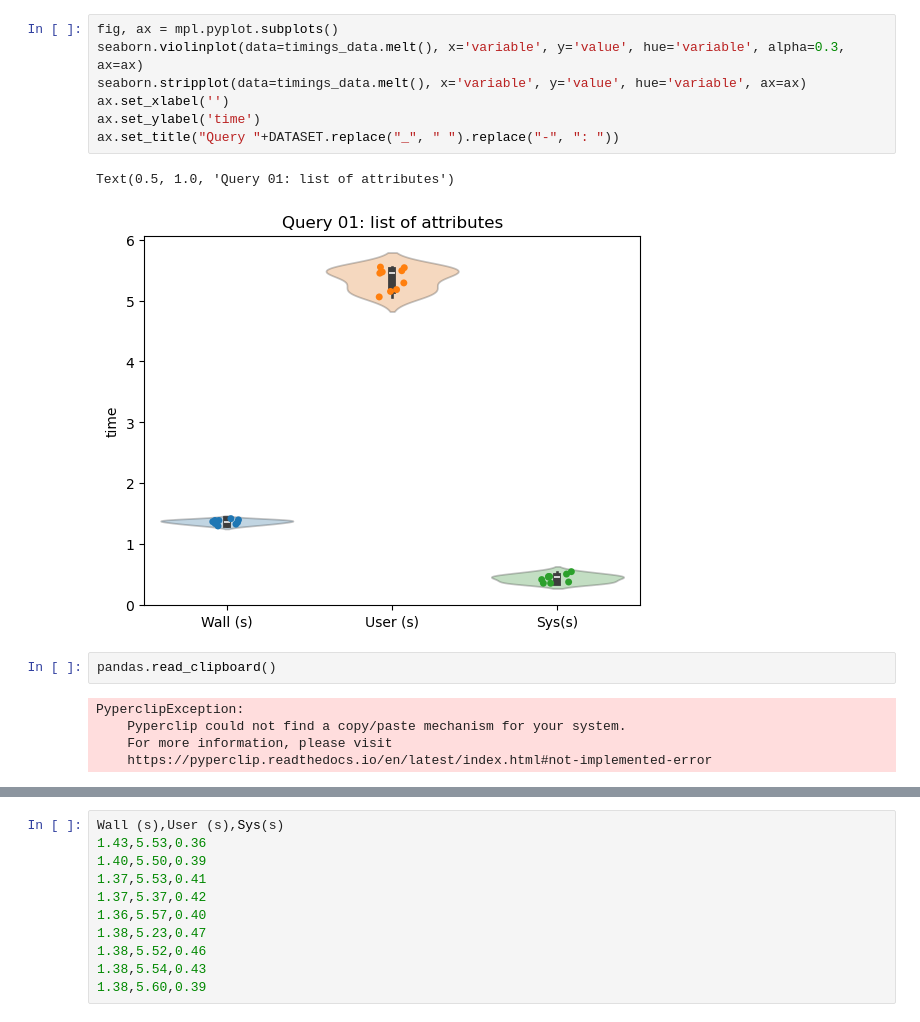
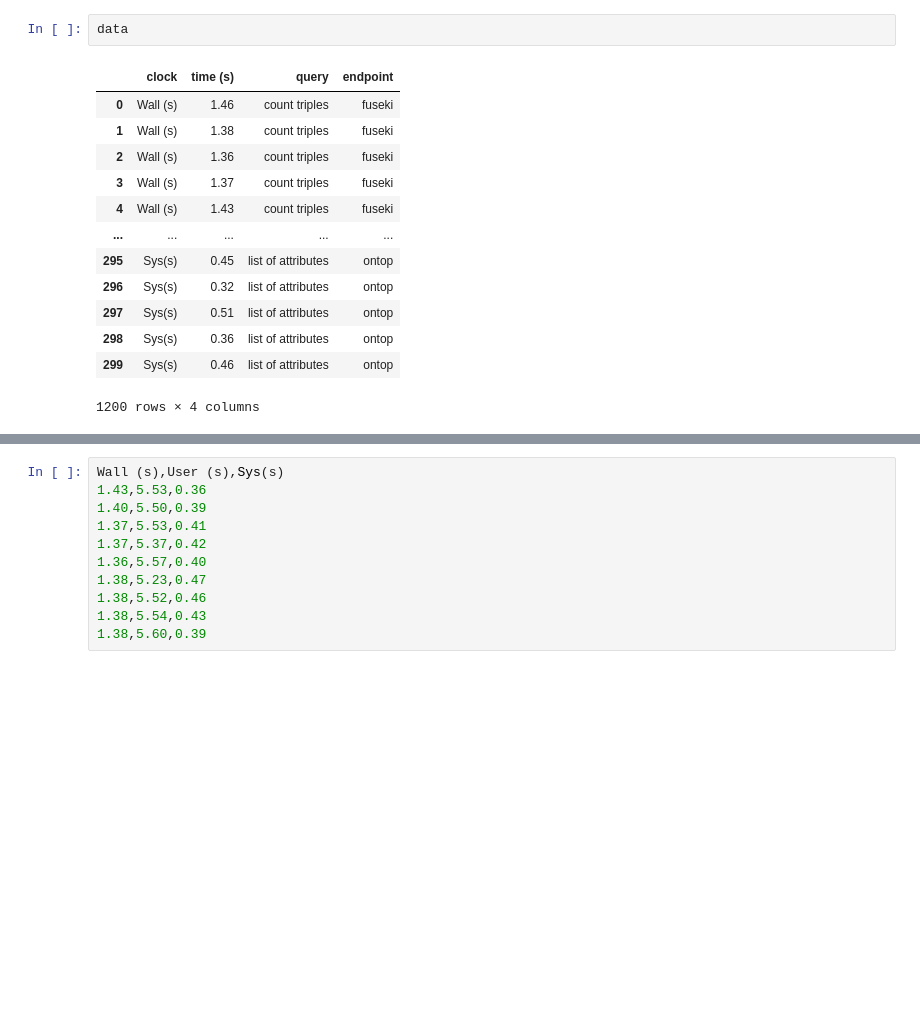
Before and after one commit to NFDI4BIOIMAGE/omero-kg-benchmark, a Jupyter notebook: queries/analyze_timings.ipynb, the cells around one changed output, grey strips where cells are left out. Saved outputs shown, nothing was run; the diff lists cells and outputs as text; blank space fills up the shorter version.

```diff
--- a/queries/analyze_timings.ipynb
+++ b/queries/analyze_timings.ipynb
@@ -31,17 +25,16 @@ timings_data.describe().loc[['mean', 'std']]
-# %%
-fig, ax = mpl.pyplot.subplots()
-seaborn.violinplot(data=timings_data.melt(), x='variable', y='value', hue='variable', alpha=0.3, ax=ax)
-seaborn.stripplot(data=timings_data.melt(), x='variable', y='value', hue='variable', ax=ax)
-ax.set_xlabel('')
-ax.set_ylabel('time')
-ax.set_title("Query "+DATASET.replace("_", " ").replace("-", ": "))
-# %% [output]
-Text(0.5, 1.0, 'Query 01: list of attributes')
-[figure, removed]
-# %%
-pandas.read_clipboard()
-# %% [output]
-PyperclipException:
-    Pyperclip could not find a copy/paste mechanism for your system.
-    For more information, please visit
-    https://pyperclip.readthedocs.io/en/latest/index.html#not-implemented-error
+# %%
+data
+# %% [output]
+|  | clock | time (s) | query | endpoint |
+| 0 | Wall (s) | 1.46 | count triples | fuseki |
+| 1 | Wall (s) | 1.38 | count triples | fuseki |
+| 2 | Wall (s) | 1.36 | count triples | fuseki |
+| 3 | Wall (s) | 1.37 | count triples | fuseki |
+| 4 | Wall (s) | 1.43 | count triples | fuseki |
+| ... | ... | ... | ... | ... |
+| 295 | Sys(s) | 0.45 | list of attributes | ontop |
+| 296 | Sys(s) | 0.32 | list of attributes | ontop |
+| 297 | Sys(s) | 0.51 | list of attributes | ontop |
+| 298 | Sys(s) | 0.36 | list of attributes | ontop |
+| 299 | Sys(s) | 0.46 | list of attributes | ontop |
+1200 rows × 4 columns
```
Also changed, not shown: parts of 8 cells of this notebook, 1 other file.
